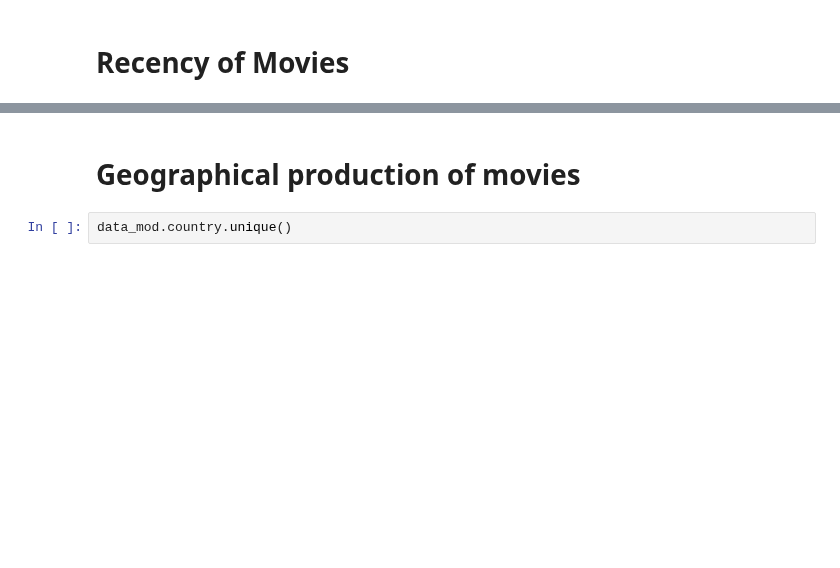
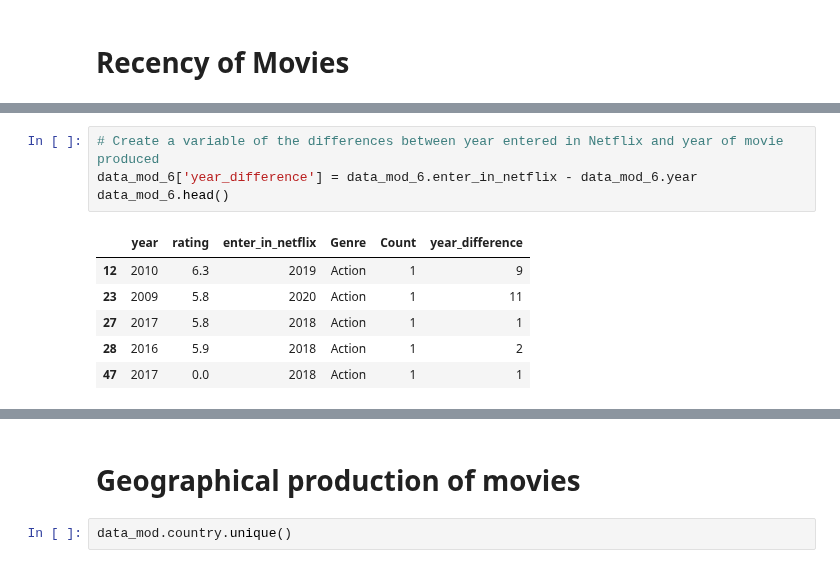
Before and after one commit to Kristian-Abad/Netflix-Movies-Project, a Jupyter notebook: Netflix_Movies.ipynb, the cells around one changed output, grey strips where cells are left out. Drawn from its saved outputs; the diff is of its cells as text; blank space fills up the shorter version.

```diff
--- a/Netflix_Movies.ipynb
+++ b/Netflix_Movies.ipynb
@@ -509,0 +508,11 @@ data_mod[data_mod.genre.str.contains('Documentaries') & data_mod.genre.str.conta
+# %%
+# Create a variable of the differences between year entered in Netflix and year of movie produced
+data_mod_6['year_difference'] = data_mod_6.enter_in_netflix - data_mod_6.year
+data_mod_6.head()
+# %% [output]
+|  | year | rating | enter_in_netflix | Genre | Count | year_difference |
+| 12 | 2010 | 6.3 | 2019 | Action | 1 | 9 |
+| 23 | 2009 | 5.8 | 2020 | Action | 1 | 11 |
+| 27 | 2017 | 5.8 | 2018 | Action | 1 | 1 |
+| 28 | 2016 | 5.9 | 2018 | Action | 1 | 2 |
+| 47 | 2017 | 0.0 | 2018 | Action | 1 | 1 |
```
Also changed, not shown: parts of 8 cells of this notebook.
